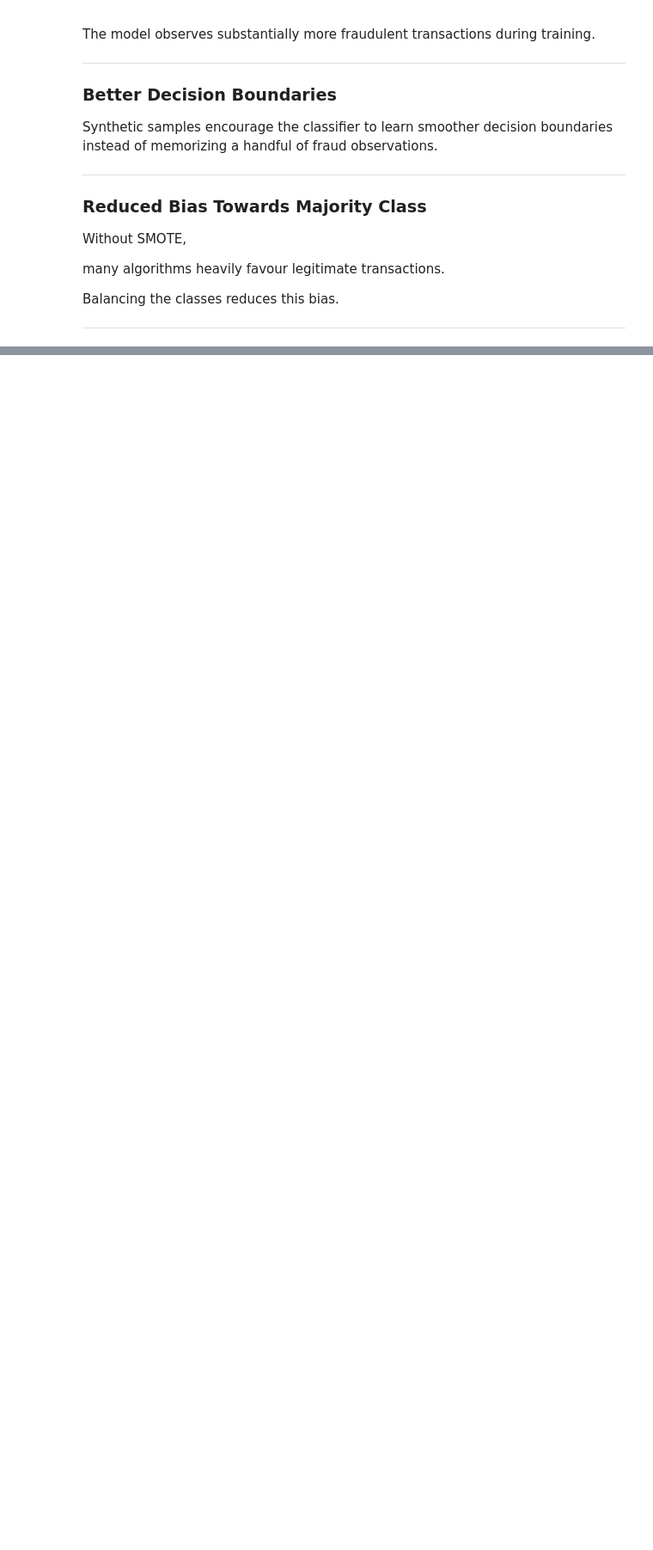
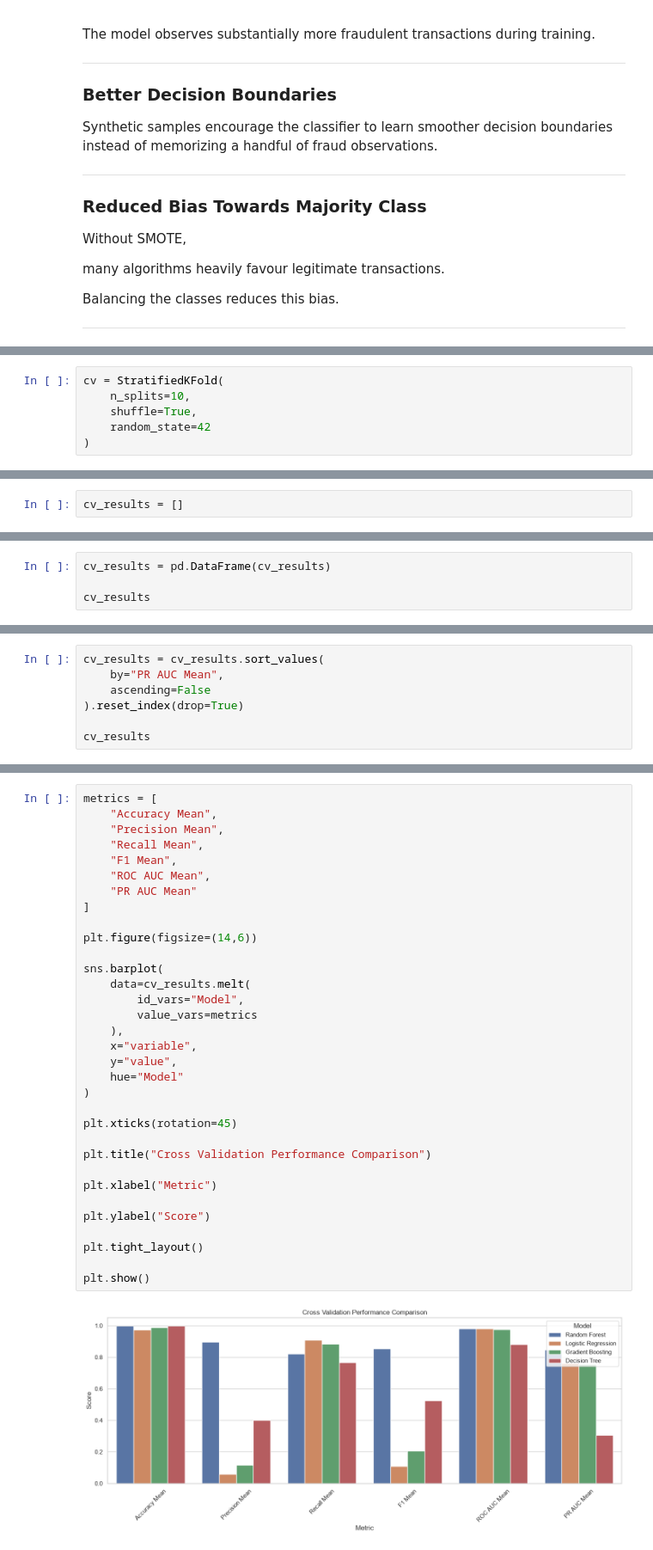
Before and after one commit to meerkanani-40/Credit-Card-Fraud-Detection, a Jupyter notebook: Credit_Card_Fraud_Detection.ipynb, the cells around one changed output, grey strips where cells are left out. Shown at 86% size. Drawn from its saved outputs; the diff is of its cells as text; blank space fills up the shorter version.

Commit message:
models trained and final model selected

```diff
--- a/Credit_Card_Fraud_Detection.ipynb
+++ b/Credit_Card_Fraud_Detection.ipynb
@@ -1610,0 +1857,6 @@ Balancing the classes reduces this bias.
+# %%
+cv = StratifiedKFold(
+    n_splits=10,
+    shuffle=True,
+    random_state=42
+)
@@ -1610,0 +1891,2 @@ Balancing the classes reduces this bias.
+# %%
+cv_results = []
@@ -1610,0 +1952,4 @@ Balancing the classes reduces this bias.
+# %%
+cv_results = pd.DataFrame(cv_results)
+
+cv_results
@@ -1610,0 +1962,7 @@ Balancing the classes reduces this bias.
+# %%
+cv_results = cv_results.sort_values(
+    by="PR AUC Mean",
+    ascending=False
+).reset_index(drop=True)
+
+cv_results
@@ -1610,0 +1989,35 @@ Balancing the classes reduces this bias.
+# %%
+metrics = [
+    "Accuracy Mean",
+    "Precision Mean",
+    "Recall Mean",
+    "F1 Mean",
+    "ROC AUC Mean",
+    "PR AUC Mean"
+]
+
+plt.figure(figsize=(14,6))
+
+sns.barplot(
+    data=cv_results.melt(
+        id_vars="Model",
+        value_vars=metrics
+    ),
+    x="variable",
+    y="value",
+    hue="Model"
+)
+
+plt.xticks(rotation=45)
+
+plt.title("Cross Validation Performance Comparison")
+
+plt.xlabel("Metric")
+
+plt.ylabel("Score")
+
+plt.tight_layout()
+
+plt.show()
+# %% [output]
+[figure, added]
```
Also changed, not shown: parts of 50 cells of this notebook.
